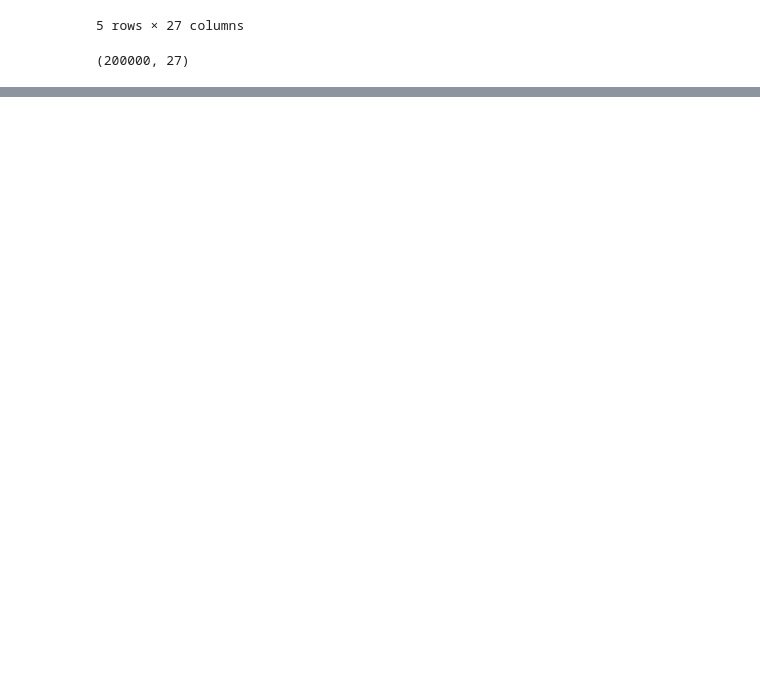
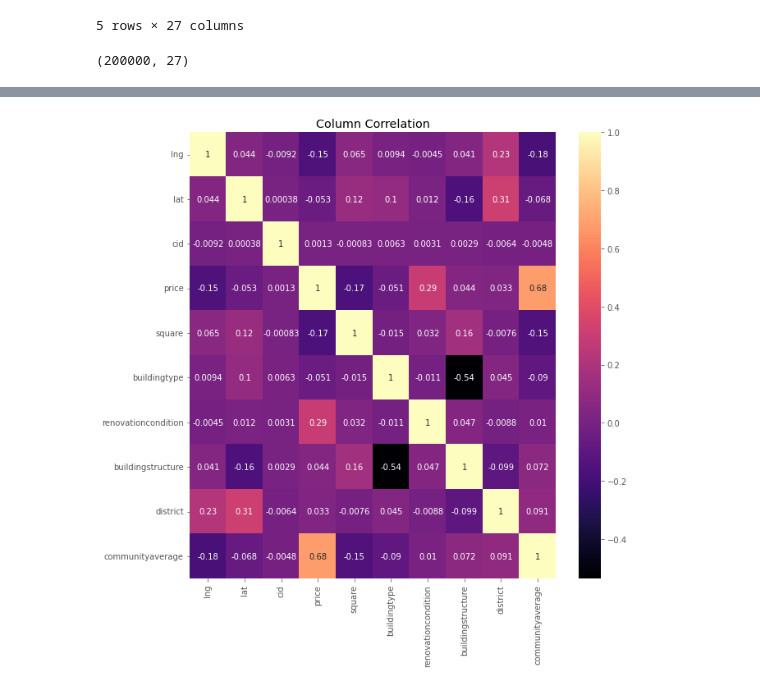
Before and after one commit to CheyQ27/Grocery-Sales, a Jupyter notebook: Project_2_pt_1.ipynb, the cells around one changed output, grey strips where cells are left out. Cells and saved outputs as stored; diff of their text form; code cells hidden in the pictures; blank space fills up the shorter version.

```diff
--- a/Project_2_pt_1.ipynb
+++ b/Project_2_pt_1.ipynb
@@ -43,3 +43,6 @@ df.head()
 df.shape
 # %% [output]
 (200000, 27)
+# %%
+df.columns = df.columns.str.lower()
+df.columns
@@ -45,0 +182,3 @@ df.shape
+# %%
+df = df.drop_duplicates()
+df.duplicated().sum()
@@ -45,0 +187,5 @@ df.shape
+# %%
+#remove unncessary columns
+df = df.drop(columns=['unnamed: 0','url','id','totalprice','constructiontime',
+             'dom','followers','livingroom','drawingroom','kitchen','bathroom',
+             'floor','ladderratio','elevator','fiveyearsproperty','subway','tradetime'])
@@ -45,0 +272,2 @@ df.shape
+# %%
+df['price'] = df['price'].replace('3', '30000')
@@ -45,0 +308,10 @@ df.shape
+# %%
+#On first glance price and community average share a strong correlation and that may be something to explore
+#Theres is also a strong negative correlation betwween the building structure and the building type
+corr = df.corr()
+plt.style.use('ggplot')
+fig, ax = plt.subplots(figsize=(10,10))
+sns.heatmap(corr,cmap= 'magma', annot = True,);
+plt.title('Column Correlation');
+# %% [output]
+[figure, added]
```
Also changed, not shown: parts of 26 cells of this notebook.
